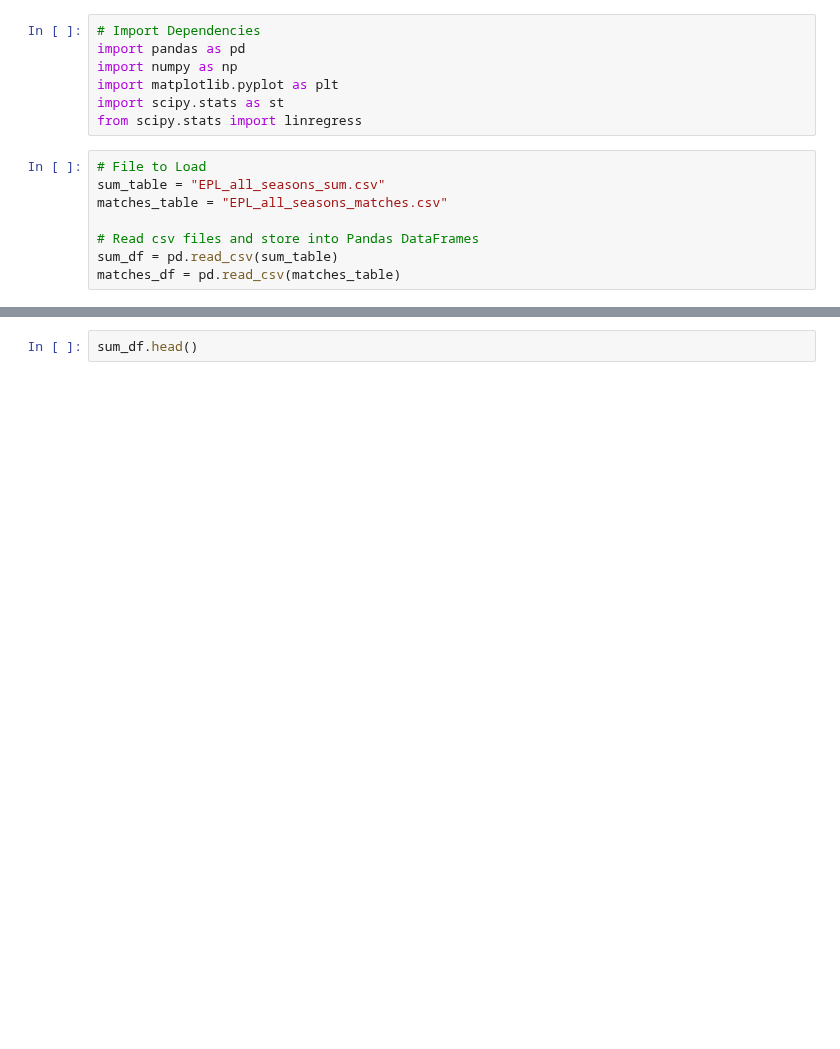
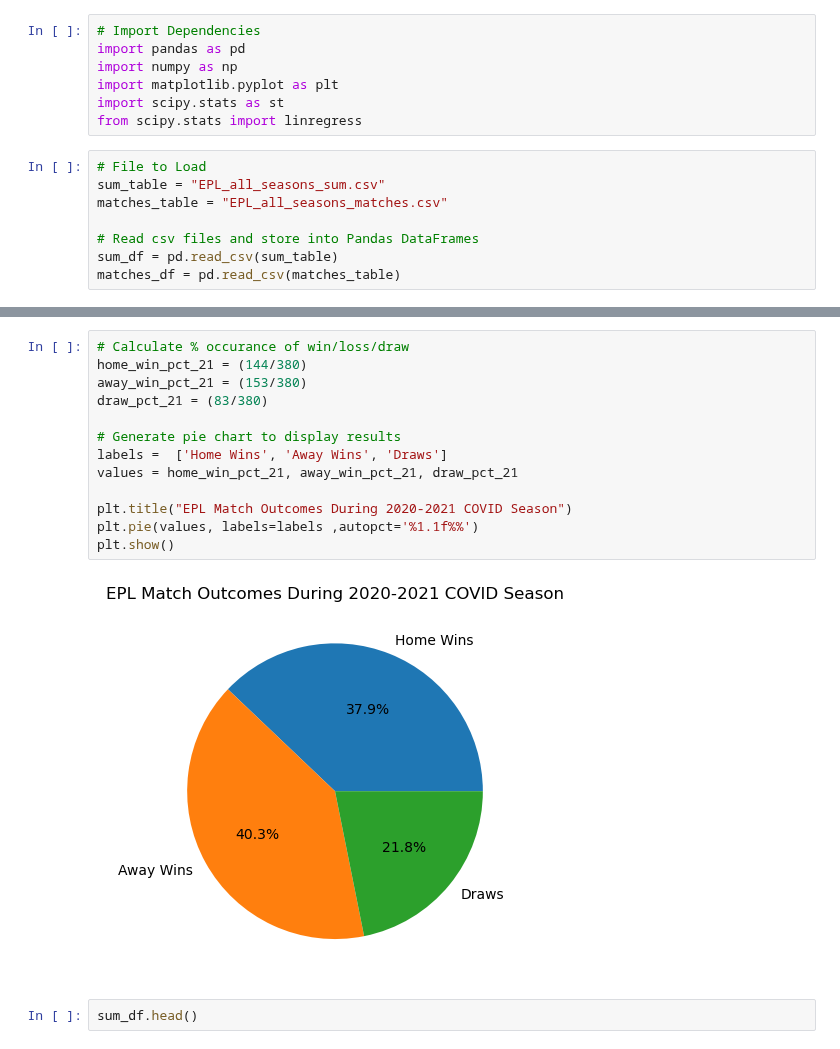
Before and after one commit to GurpreetChugh/Project-Football, a Jupyter notebook: EPL_Analysis.ipynb, the cells around one changed output, grey strips where cells are left out. Drawn from its saved outputs; the diff is of its cells as text; blank space fills up the shorter version.

```diff
--- a/EPL_Analysis.ipynb
+++ b/EPL_Analysis.ipynb
@@ -16,3 +131,18 @@ matches_df = pd.read_csv(matches_table)
+# %%
+# Calculate % occurance of win/loss/draw
+home_win_pct_21 = (144/380)
+away_win_pct_21 = (153/380)
+draw_pct_21 = (83/380)
+
+# Generate pie chart to display results
+labels =  ['Home Wins', 'Away Wins', 'Draws']
+values = home_win_pct_21, away_win_pct_21, draw_pct_21
+
+plt.title("EPL Match Outcomes During 2020-2021 COVID Season")
+plt.pie(values, labels=labels ,autopct='%1.1f%%')
+plt.show()
+# %% [output]
+[figure, added]
 # %%
 sum_df.head()
 # %% [output]
```
Also changed, not shown: parts of 10 cells of this notebook.
